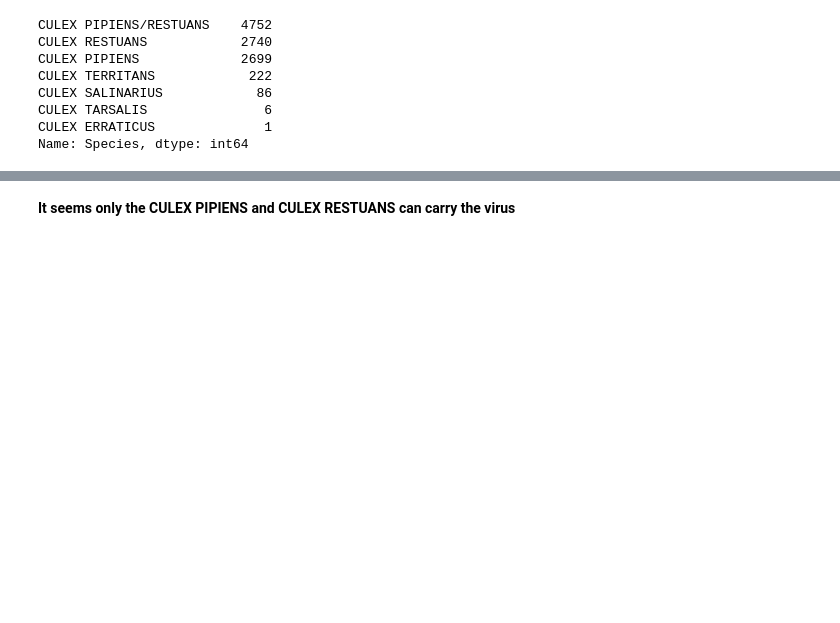
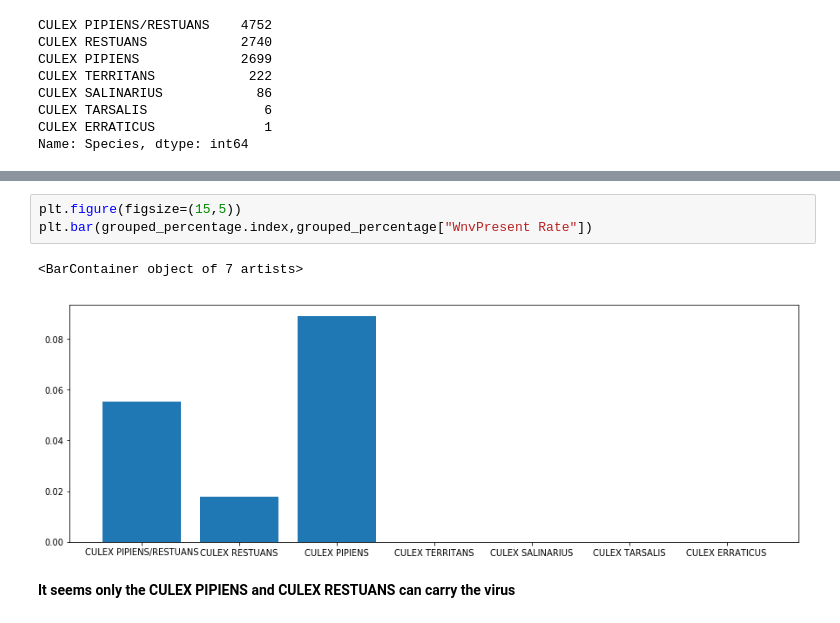
Before and after one commit to udaydatta/West-Nile-Virus, a Jupyter notebook: west_nile_virus.ipynb, the cells around one changed output, grey strips where cells are left out. Saved outputs shown, nothing was run; the diff lists cells and outputs as text; blank space fills up the shorter version.

```diff
--- a/west_nile_virus.ipynb
+++ b/west_nile_virus.ipynb
@@ -88,6 +141,12 @@ grouped_percentage
 | CULEX SALINARIUS | 86 | 1.000000 | 0.000000 | 86.0 | 0.0 |
 | CULEX TARSALIS | 6 | 1.000000 | 0.000000 | 6.0 | 0.0 |
 | CULEX ERRATICUS | 1 | 1.000000 | 0.000000 | 1.0 | 0.0 |
+# %%
+plt.figure(figsize=(15,5))
+plt.bar(grouped_percentage.index,grouped_percentage["WnvPresent Rate"])
+# %% [output]
+<BarContainer object of 7 artists>
+[figure, added]
 # %% [markdown]
 **It seems only the CULEX PIPIENS and CULEX RESTUANS can carry the virus**
 # %% [markdown]
```
Also changed, not shown: parts of 17 cells of this notebook, 11 other files.
